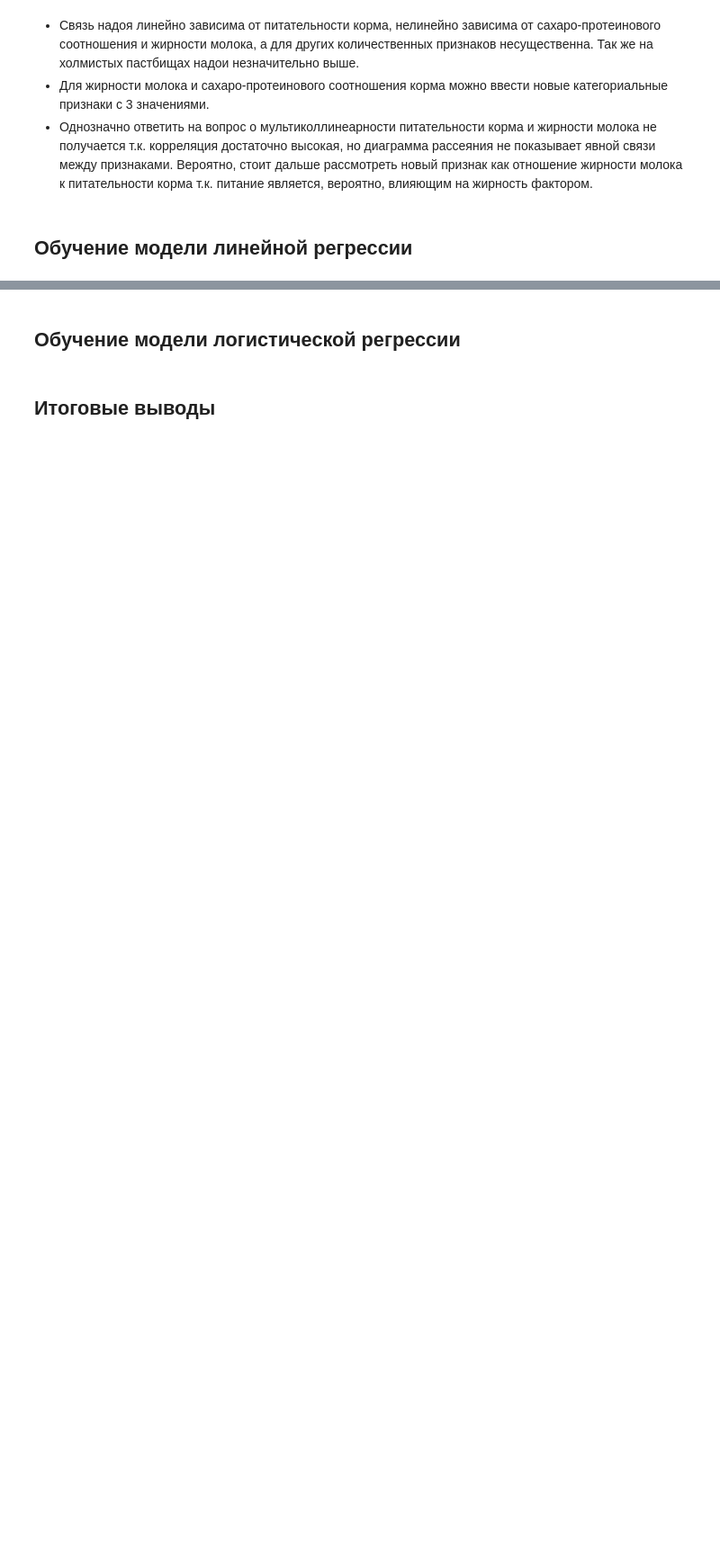
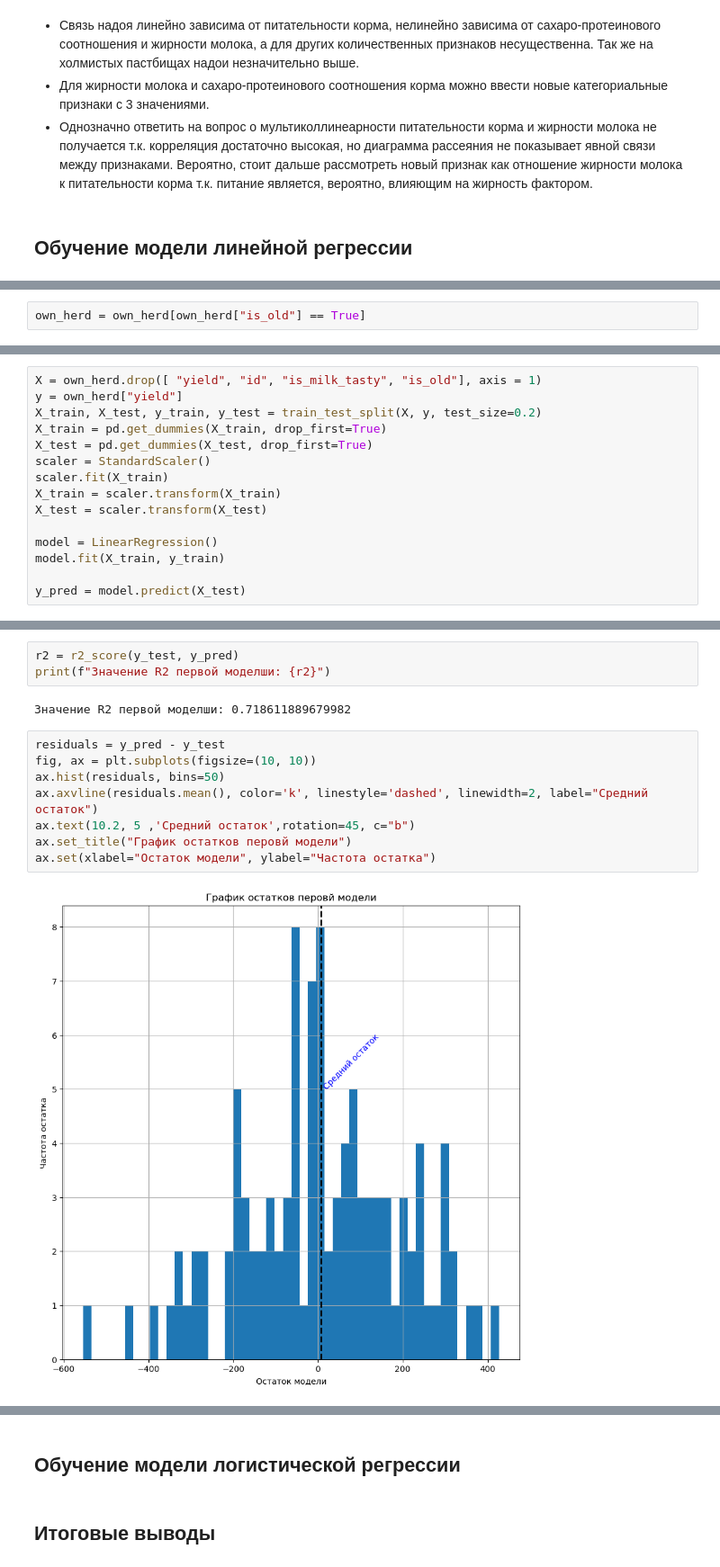
Before and after one commit to EvanderLatine/DS_Practicum, a Jupyter notebook: Ferm_Predictions/research.ipynb, the cells around one changed output, grey strips where cells are left out. Shown at 90% size. Drawn from its saved outputs; the diff is of its cells as text; blank space fills up the shorter version.

Commit message:
feat: create and estimate quality of the first regression model

```diff
--- a/Ferm_Predictions/research.ipynb
+++ b/Ferm_Predictions/research.ipynb
@@ -891,0 +920,2 @@ plt.show()
+# %%
+own_herd = own_herd[own_herd["is_old"] == True]
@@ -891,0 +924,15 @@ plt.show()
+# %%
+X = own_herd.drop([ "yield", "id", "is_milk_tasty", "is_old"], axis = 1)
+y = own_herd["yield"]
+X_train, X_test, y_train, y_test = train_test_split(X, y, test_size=0.2)
+X_train = pd.get_dummies(X_train, drop_first=True)
+X_test = pd.get_dummies(X_test, drop_first=True)
+scaler = StandardScaler()
+scaler.fit(X_train)
+X_train = scaler.transform(X_train)
+X_test = scaler.transform(X_test)
+
+model = LinearRegression()
+model.fit(X_train, y_train)
+
+y_pred = model.predict(X_test)
@@ -891,0 +941,15 @@ plt.show()
+# %%
+r2 = r2_score(y_test, y_pred)
+print(f"Значение R2 первой моделши: {r2}")
+# %% [output]
+Значение R2 первой моделши: 0.718611889679982
+# %%
+residuals = y_pred - y_test
+fig, ax = plt.subplots(figsize=(10, 10))
+ax.hist(residuals, bins=50)
+ax.axvline(residuals.mean(), color='k', linestyle='dashed', linewidth=2, label="Средний остаток")
+ax.text(10.2, 5 ,'Средний остаток',rotation=45, c="b")
+ax.set_title("График остатков перовй модели")
+ax.set(xlabel="Остаток модели", ylabel="Частота остатка")
+# %% [output]
+[figure, added]
```
Also changed, not shown: parts of 9 cells of this notebook.
